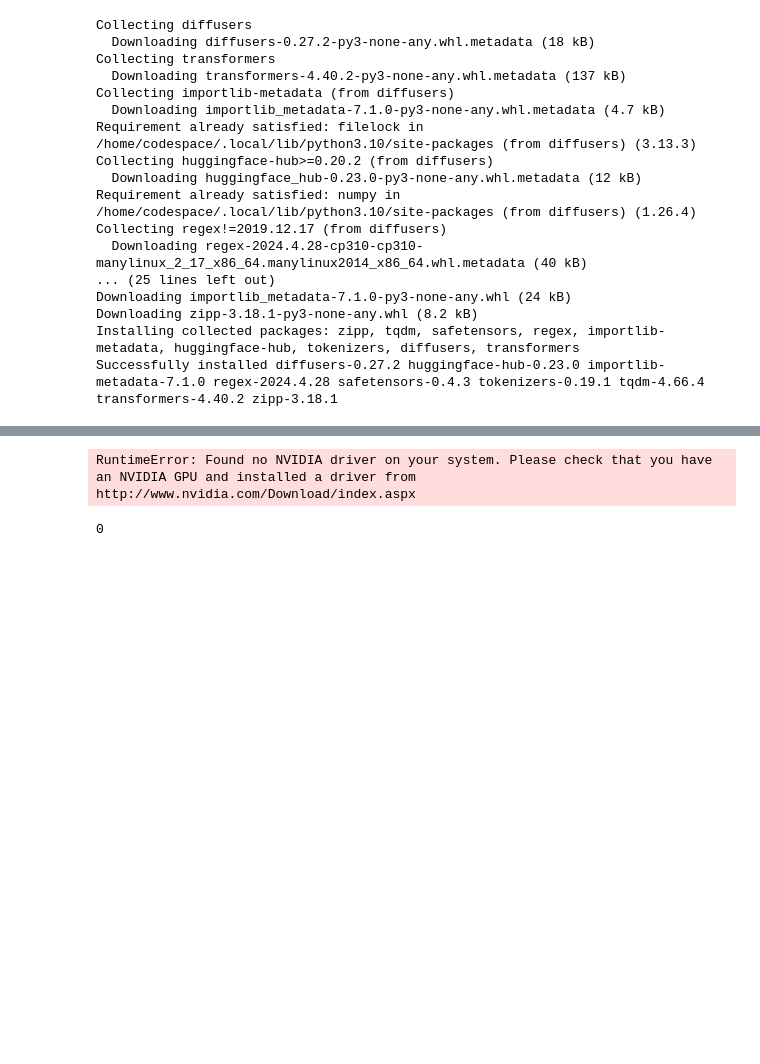
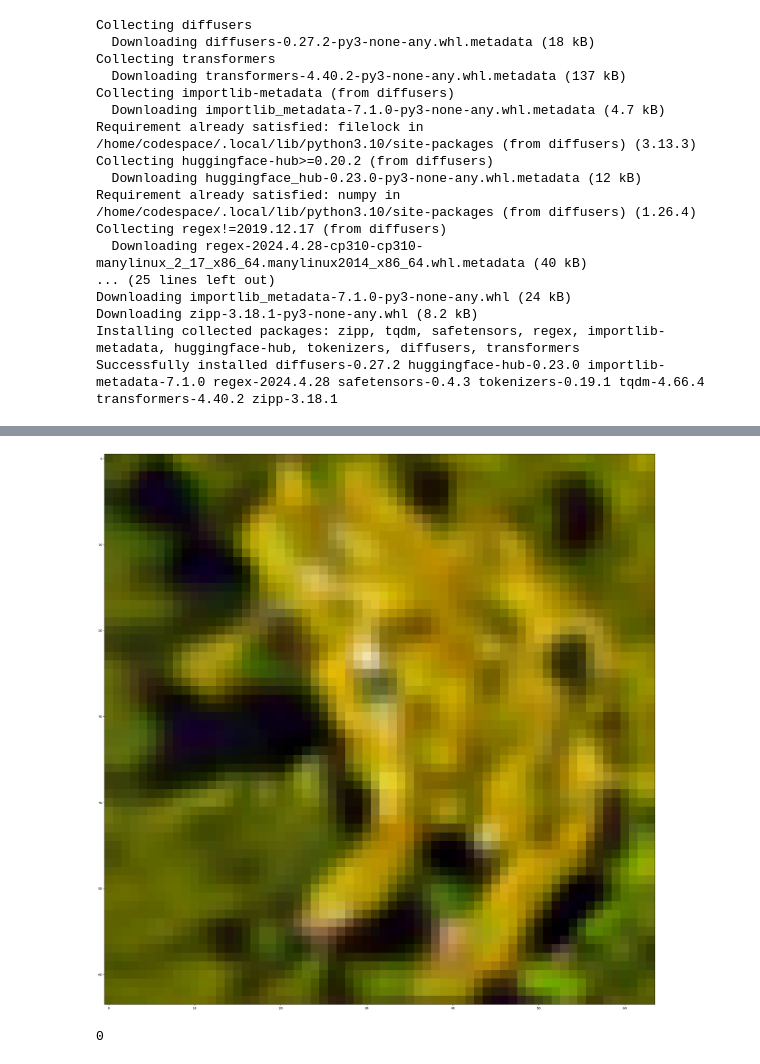
Before and after one commit to stevenharperja/AI-plays-AI-generated-pong, a Jupyter notebook: recurrent-pong.ipynb, the cells around one changed output, grey strips where cells are left out. Drawn from its saved outputs; the diff is of its cells as text; code cells hidden in the pictures; blank space fills up the shorter version.

```diff
--- a/recurrent-pong.ipynb
+++ b/recurrent-pong.ipynb
@@ -92,9 +100,12 @@ import conditional_diffusion.modules as modules
 from conditional_diffusion.ddpm_conditional import Diffusion as Diffusion
 import conditional_diffusion.utils as utils
 import torch
+
+
+
 device = torch.device("cuda" if torch.cuda.is_available() else "cpu")
 
-n = 10
+n = 1
 
 model = modules.UNet_conditional(num_classes=10).to(device)
 ckpt = torch.load("models/conditional_ema_ckpt.pt", map_location=device)
@@ -111,4 +122,4 @@ utils.plot_images(x)
-RuntimeError: Found no NVIDIA driver on your system. Please check that you have an NVIDIA GPU and installed a driver from http://www.nvidia.com/Download/index.aspx
+[figure, added]
 # %%
 
 class Net(nn.Module):
```
Also changed, not shown: parts of 3 cells of this notebook.
